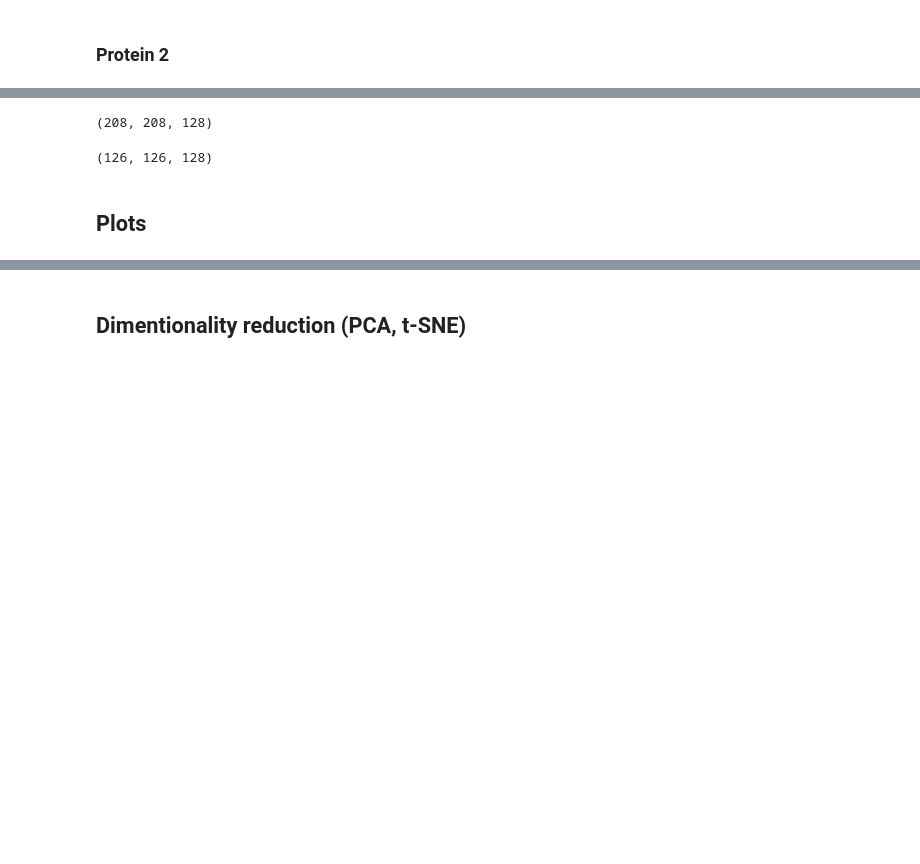
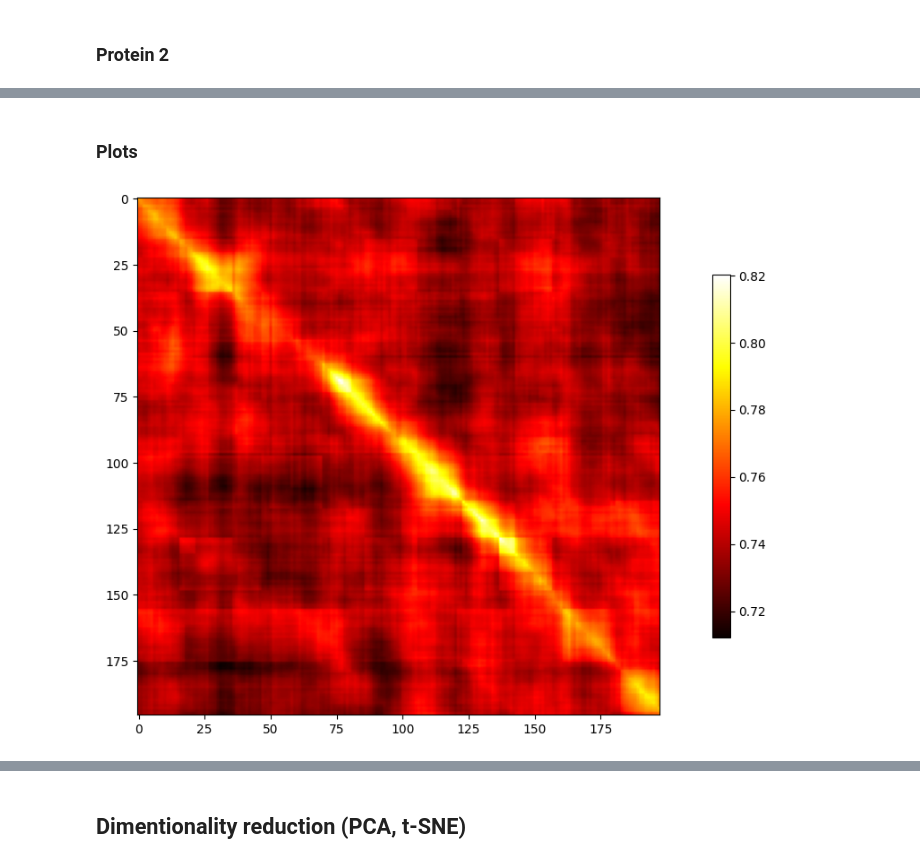
Before and after one commit to SoFar3/protein-structural-similarity, a Jupyter notebook: notebooks/esm.ipynb, the cells around one changed output, grey strips where cells are left out. Saved outputs shown, nothing was run; the diff lists cells and outputs as text; code cells hidden in the pictures; blank space fills up the shorter version.

```diff
--- a/notebooks/esm.ipynb
+++ b/notebooks/esm.ipynb
@@ -218,0 +205,14 @@ emb2.shape
+# %%
+def load_embeddings(seq_name, type="seq"):
+    if utils.embeddings_exist(seq_name, type):
+        return utils.read_embeddings(seq_name, type)
+    else:
+        out = predict(input1)
+        if type == "seq":
+            emb = out['s_s'].cpu().numpy().squeeze(0)
+            utils.save(data=emb, name=utils.embeddings_path(seq_name, emb.shape))
+            return emb
+        else:
+            emb = out['s_z'].cpu().numpy().squeeze(0)
+            als.save(data=emb.reshape(-1, emb.shape[2]), name=utils.embeddings_path(seq1_name, emb.shape, "pair"))
+            return emb
@@ -218,0 +221,2 @@ emb2.shape
+# %%
+emb1 = load_embeddings(seq1_name)
@@ -218,0 +226,2 @@ emb2.shape
+# %%
+emb2 = load_embeddings(seq2_name)
@@ -223,7 +259,7 @@ norm_emb2 = als.normalized_z_score(emb2)
 min_max_emb1 = np.array([als.remove_min_max(e, iterations=4) for e in emb1])
 min_max_emb2 = np.array([als.remove_min_max(e, iterations=4) for e in emb2])
 # %%
-protein_corr = als.protein_correlation(emb1.T, emb2.T, window=10)
+protein_corr = als.protein_correlation(emb1.T, emb2.T, window=20)
 # %%
 self_corr = als.protein_correlation(emb1.T, emb1.T, window=10)
 # %%
@@ -346,10 +275,6 @@ pair_emb2 = utils.read_protein("2QWV_1", type="pair")
-# %%
-pair_emb1.shape
-# %% [output]
-(208, 208, 128)
-# %%
-pair_emb2.shape
-# %% [output]
-(126, 126, 128)
-# %% [markdown]
-## Plots
+# %% [markdown]
+### Plots
+# %%
+plot.heatmap2d(np.mean(protein_corr, axis=0), scale=1.5)
+# %% [output]
+[figure, added]
```
Also changed, not shown: parts of 115 cells of this notebook, 11 other files.
